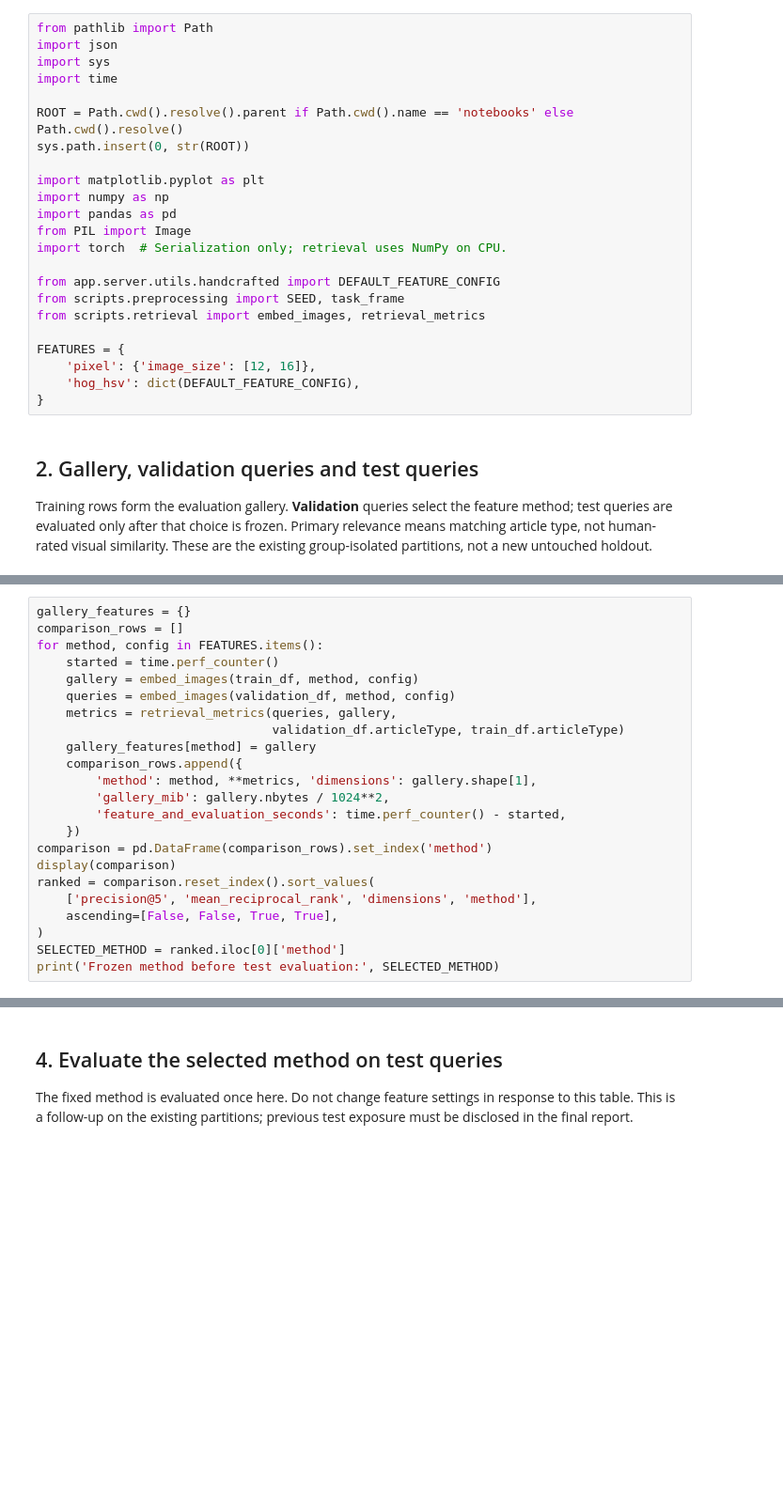
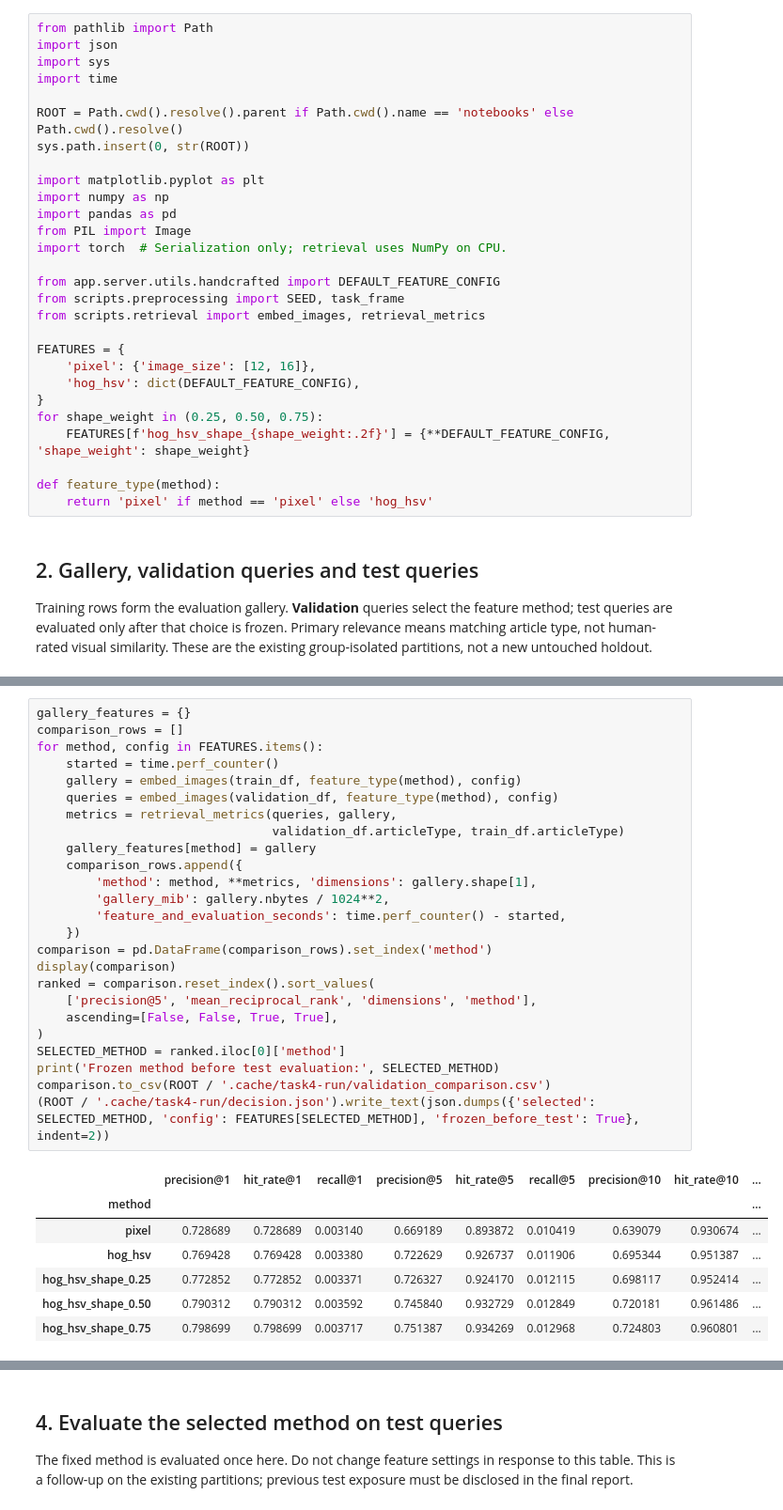
Before and after one commit to khoileuser/fashion-intelligence-classification, a Jupyter notebook: notebooks/task4_visual_search_analysis.ipynb, the cells around one changed output, grey strips where cells are left out. Shown at 94% size. Saved outputs shown, nothing was run; the diff lists cells and outputs as text; blank space fills up the shorter version.

Commit message:
feat: optimize training and add report

```diff
--- a/notebooks/task4_visual_search_analysis.ipynb
+++ b/notebooks/task4_visual_search_analysis.ipynb
@@ -34,6 +27,11 @@ FEATURES = {
     'pixel': {'image_size': [12, 16]},
     'hog_hsv': dict(DEFAULT_FEATURE_CONFIG),
 }
+for shape_weight in (0.25, 0.50, 0.75):
+    FEATURES[f'hog_hsv_shape_{shape_weight:.2f}'] = {**DEFAULT_FEATURE_CONFIG, 'shape_weight': shape_weight}
+
+def feature_type(method):
+    return 'pixel' if method == 'pixel' else 'hog_hsv'
 # %% [markdown]
 ## 2. Gallery, validation queries and test queries
 
@@ -66,23 +71,33 @@ classes; class support and the qualitative examples matter too.
 # %%
 gallery_features = {}
 comparison_rows = []
 for method, config in FEATURES.items():
     started = time.perf_counter()
-    gallery = embed_images(train_df, method, config)
-    queries = embed_images(validation_df, method, config)
+    gallery = embed_images(train_df, feature_type(method), config)
+    queries = embed_images(validation_df, feature_type(method), config)
     metrics = retrieval_metrics(queries, gallery,
                                 validation_df.articleType, train_df.articleType)
     gallery_features[method] = gallery
     comparison_rows.append({
         'method': method, **metrics, 'dimensions': gallery.shape[1],
         'gallery_mib': gallery.nbytes / 1024**2,
         'feature_and_evaluation_seconds': time.perf_counter() - started,
     })
 comparison = pd.DataFrame(comparison_rows).set_index('method')
 display(comparison)
 ranked = comparison.reset_index().sort_values(
     ['precision@5', 'mean_reciprocal_rank', 'dimensions', 'method'],
     ascending=[False, False, True, True],
 )
 SELECTED_METHOD = ranked.iloc[0]['method']
 print('Frozen method before test evaluation:', SELECTED_METHOD)
+comparison.to_csv(ROOT / '.cache/task4-run/validation_comparison.csv')
+(ROOT / '.cache/task4-run/decision.json').write_text(json.dumps({'selected': SELECTED_METHOD, 'config': FEATURES[SELECTED_METHOD], 'frozen_before_test': True}, indent=2))
+# %% [output]
+|  | precision@1 | hit_rate@1 | recall@1 | precision@5 | hit_rate@5 | recall@5 | precision@10 | hit_rate@10 | ... |
+| method |  |  |  |  |  |  |  |  | ... |
+| pixel | 0.728689 | 0.728689 | 0.003140 | 0.669189 | 0.893872 | 0.010419 | 0.639079 | 0.930674 | ... |
+| hog_hsv | 0.769428 | 0.769428 | 0.003380 | 0.722629 | 0.926737 | 0.011906 | 0.695344 | 0.951387 | ... |
+| hog_hsv_shape_0.25 | 0.772852 | 0.772852 | 0.003371 | 0.726327 | 0.924170 | 0.012115 | 0.698117 | 0.952414 | ... |
+| hog_hsv_shape_0.50 | 0.790312 | 0.790312 | 0.003592 | 0.745840 | 0.932729 | 0.012849 | 0.720181 | 0.961486 | ... |
+| hog_hsv_shape_0.75 | 0.798699 | 0.798699 | 0.003717 | 0.751387 | 0.934269 | 0.012968 | 0.724803 | 0.960801 | ... |
```
Also changed, not shown: parts of 10 cells of this notebook, 29 other files.
